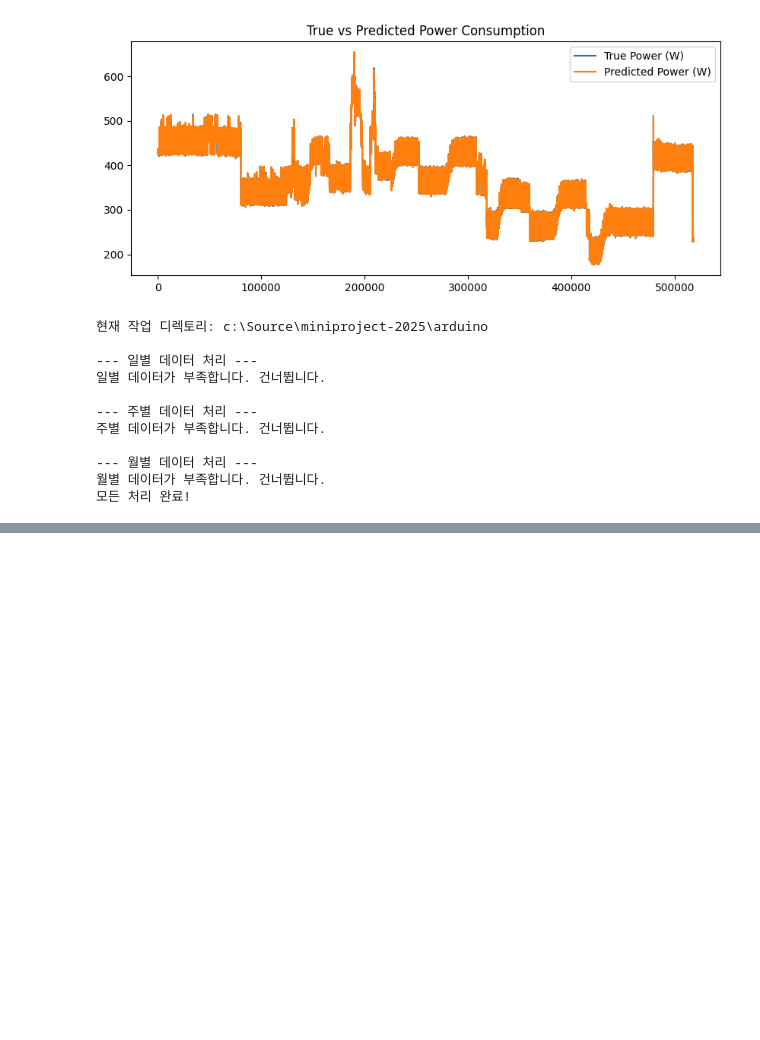
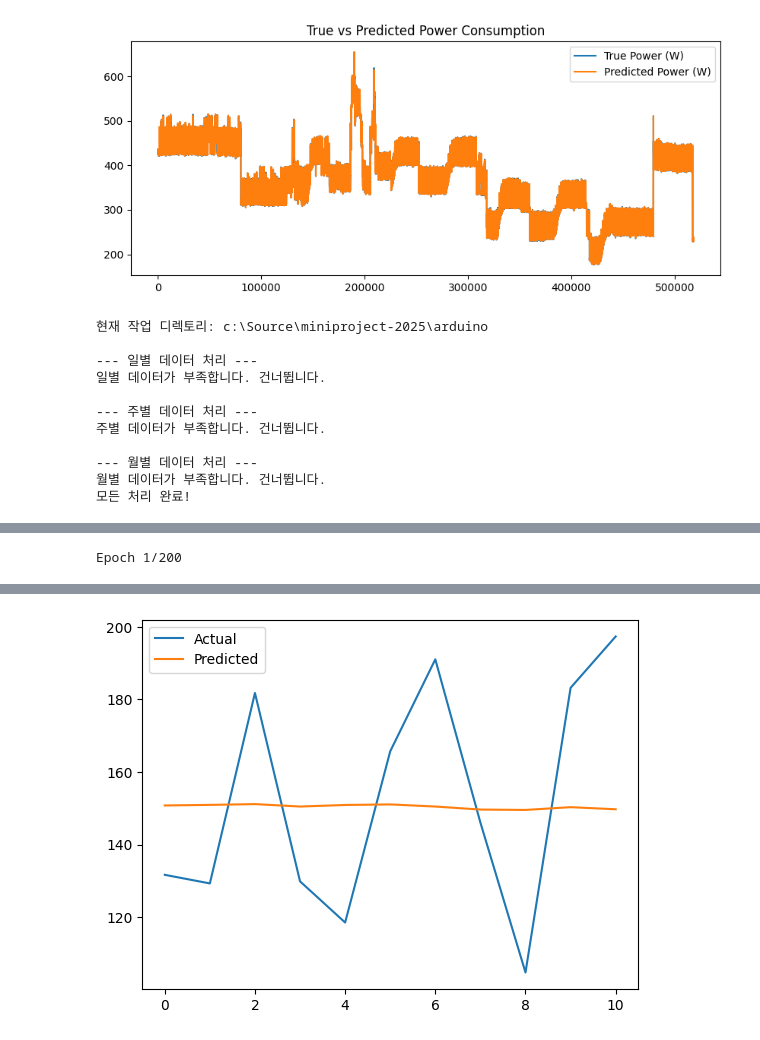
Before and after one commit to chs491/miniproject-2025, a Jupyter notebook: arduino/spend.ipynb, the cells around one changed output, grey strips where cells are left out. Cells and saved outputs as stored; diff of their text form; code cells hidden in the pictures; blank space fills up the shorter version.

```diff
--- a/arduino/spend.ipynb
+++ b/arduino/spend.ipynb
@@ -257,0 +336,63 @@ print("모든 처리 완료!")
+# %%
+import numpy as np
+import pandas as pd
+from sklearn.preprocessing import MinMaxScaler
+from tensorflow.keras.models import Sequential
+from tensorflow.keras.layers import LSTM, Dense, Dropout
+import matplotlib.pyplot as plt
+
+# 데이터 로드
+data = pd.read_csv('power_monthly_with_hourly.csv')  # 'year', 'month', 'power_consumption' 컬럼 필요
+
+# 피처 생성
+data['year'] = data['year'].astype(int)
+data['month'] = data['month'].astype(int)
+data['monthly_power_consumption'] = data['monthly_power_consumption'].astype(float)
+
+# LSTM용 데이터 정규화
+scaler = MinMaxScaler()
+scaled_data = scaler.fit_transform(data[['monthly_power_consumption']])
+
+# 시퀀스 데이터 준비
+def create_sequences(data, seq_length=12):
+    X, y = [], []
+    for i in range(len(data) - seq_length):
+        X.append(data[i:i+seq_length])
+        y.append(data[i+seq_length])
+    return np.array(X), np.array(y)
+
+SEQ_LEN = 12
+X, y = create_sequences(scaled_data, SEQ_LEN)
+
+# 학습/검증 분리
+split = int(0.8 * len(X))
+X_train, X_test = X[:split], X[split:]
+y_train, y_test = y[:split], y[split:]
+
+# LSTM 모델
+model = Sequential([
+    LSTM(100, activation='tanh',           # LSTM에 일반적으로 사용되는 활성화 함수
+         input_shape=(SEQ_LEN, 1),
+         dropout=0.2,                 # 입력 dropout (20%)
+         recurrent_dropout=0.2),      # recurrent dropout (20%)
+    Dropout(0.3),                     # LSTM 출력 후 dropout 추가 (30%)
+    Dense(1)
+])
+model.compile(optimizer='adam', loss='mse')
+model.fit(X_train, y_train, epochs=200, verbose=1)
+
+# 예측
+pred = model.predict(X_test)
+pred_inversed = scaler.inverse_transform(pred)
+y_test_inversed = scaler.inverse_transform(y_test)
+
+# 결과 확인
+plt.plot(y_test_inversed, label='Actual')
+plt.plot(pred_inversed, label='Predicted')
+plt.legend()
+plt.show()
+
+# 최종 모델 저장
+model.save('power_predict_lstm.keras')
+# %% [output]
+Epoch 1/200
@@ -257,0 +418 @@ print("모든 처리 완료!")
+[figure, added]
```
Also changed, not shown: parts of 2 cells of this notebook, 12 other files.
